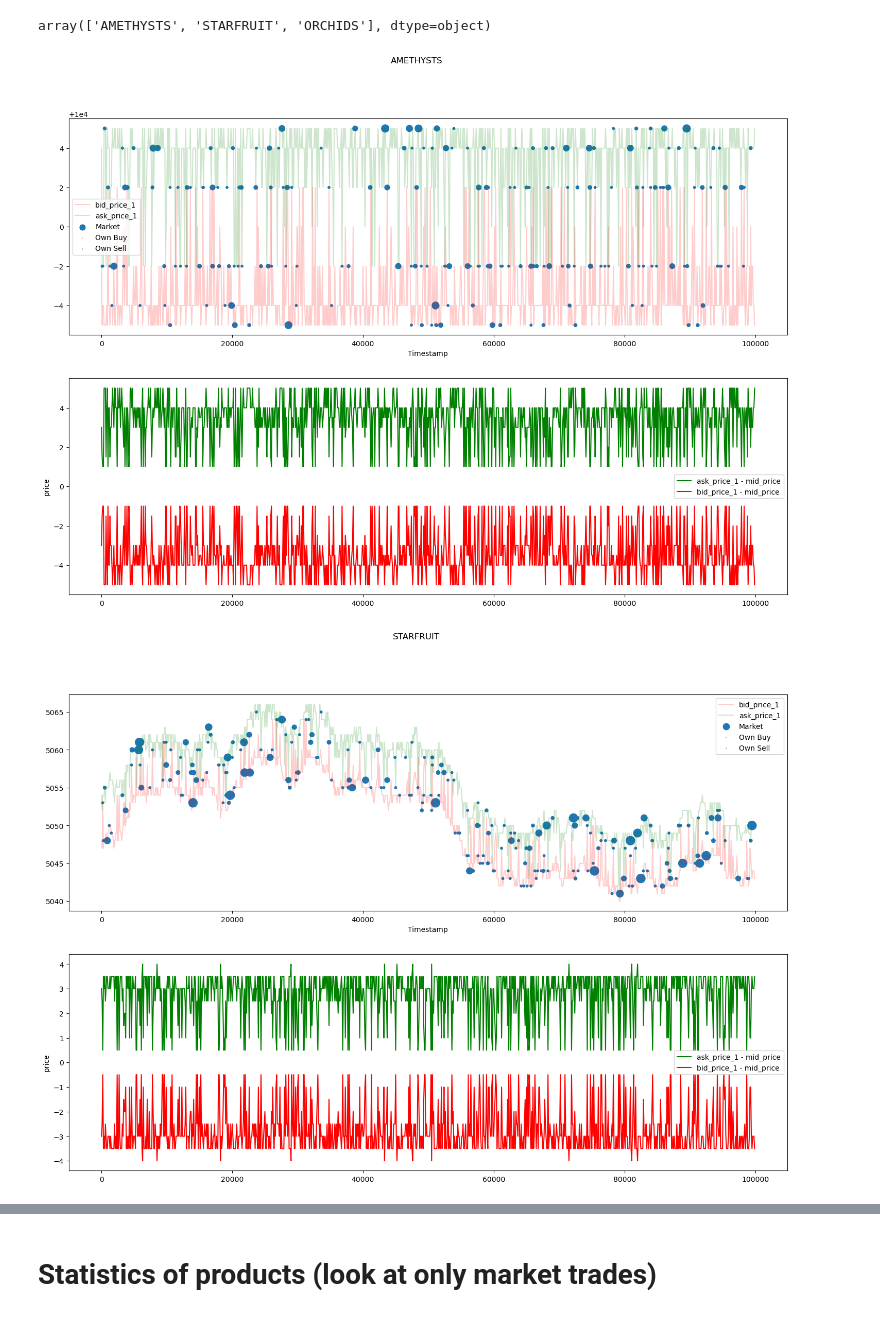
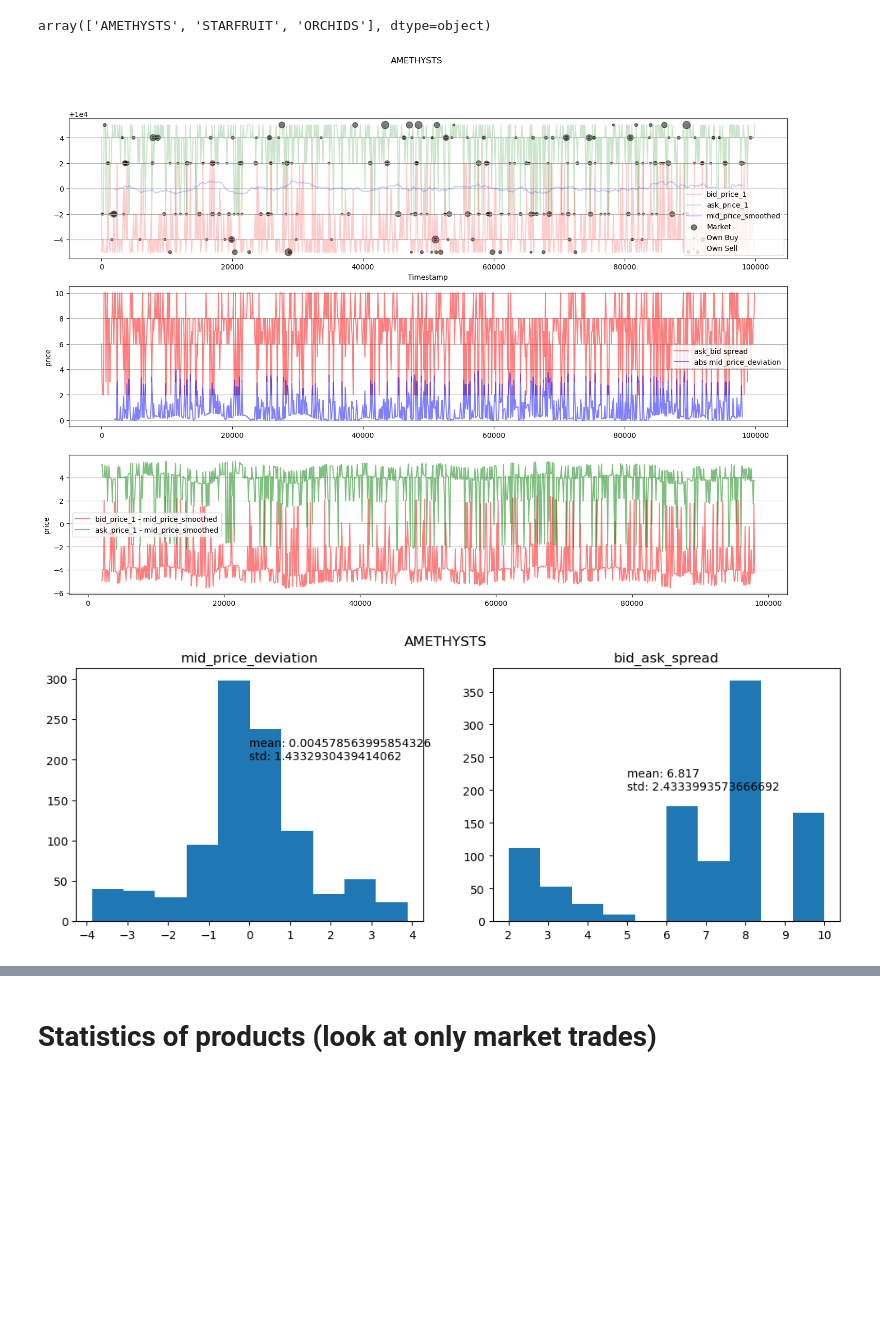
Before and after one commit to Meilism/IMC-Prosperity-Trading-Challenge, a Jupyter notebook: JM/analysis/log_analysis_2.ipynb, the cells around one changed output, grey strips where cells are left out. Cells and saved outputs as stored; diff of their text form; code cells hidden in the pictures; blank space fills up the shorter version.

```diff
--- a/JM/analysis/log_analysis_2.ipynb
+++ b/JM/analysis/log_analysis_2.ipynb
@@ -41,33 +61,64 @@ products
 # %% [output]
 array(['AMETHYSTS', 'STARFRUIT', 'ORCHIDS'], dtype=object)
 # %%
+window_size = 40
+
 for symbol in products:
     activity = activity_log[activity_log['product'] == symbol].set_index('timestamp')
     market = market_trades[market_trades.symbol == symbol].set_index('timestamp')
 
+    assert isinstance(activity, pd.DataFrame)
+    activity['mid_price_smoothed'] = activity['mid_price'].rolling(window=window_size, center=True).mean()
+    activity['mid_price_deviation'] = activity['mid_price'] - activity['mid_price_smoothed']
+    activity['bid_ask_spread'] = activity['ask_price_1'] - activity['bid_price_1']
+
     own_buy = own_trades[(own_trades.symbol == symbol) & (own_trades.buyer == 'SUBMISSION')].set_index('timestamp')
     own_sell = own_trades[(own_trades.symbol == symbol) & (own_trades.seller == 'SUBMISSION')].set_index('timestamp')
 
-    fig, ax = plt.subplots(2, 1, figsize=(18, 12))
+    fig, ax = plt.subplots(3, 1, figsize=(18, 12))
     fig.suptitle(symbol)
 
-    plt.subplot(2, 1, 1)
+    plt.subplot(3, 1, 1)
     plt.plot(activity['bid_price_1'], label='bid_price_1', color='red', alpha=0.2,)
     plt.plot(activity['ask_price_1'], label='ask_price_1', color='green', alpha=0.2)
-    # plt.plot(activity['mid_price'], label='mid_price_1', color='blue', alpha=0.2)
-    plt.scatter(market.index, market.price, label='Market', s=10*market.quantity)
+    plt.plot(activity['mid_price_smoothed'], label='mid_price_smoothed', color='blue', alpha=0.2)
+    plt.scatter(market.index, market.price, label='Market', s=10*market.quantity, color='black', alpha=0.5)
     plt.scatter(own_buy.index, own_buy.price, label='Own Buy', s=10*own_buy.quantity, marker='x', alpha=0.5)
     plt.scatter(own_sell.index, own_sell.price, label='Own Sell', s=10*own_sell.quantity, marker='x', alpha=0.5)
     plt.xlabel('Timestamp')
+    plt.grid(axis='y')
     plt.legend()
 
-    plt.subplot(2, 1, 2)
-    plt.plot(activity['ask_price_1'] - activity['mid_price'], label='ask_price_1 - mid_price', color='green')
-    plt.plot(activity['bid_price_1'] - activity['mid_price'], label='bid_price_1 - mid_price', color='red')
+    plt.subplot(3, 1, 2)
+    plt.plot(activity['ask_price_1'] - activity['bid_price_1'], label='ask_bid spread', color='red', alpha=0.5)
+    plt.plot(abs(activity['mid_price_deviation']), label='abs mid_price_deviation', color='blue', alpha=0.5)
     plt.ylabel('price')
+    plt.grid(axis='y')
+    plt.legend()
+
+    plt.subplot(3, 1, 3)
+    plt.plot(activity['bid_price_1'] - activity['mid_price_smoothed'], label='bid_price_1 - mid_price_smoothed', color='red', alpha=0.5)
+    plt.plot(activity['ask_price_1'] - activity['mid_price_smoothed'], label='ask_price_1 - mid_price_smoothed', color='green', alpha=0.5)
+    plt.ylabel('price')
+    plt.grid(axis='y')
     plt.legend()
 
     plt.show()
+
+    fig, ax = plt.subplots(1, 2, figsize=(12, 4))
+    fig.suptitle(symbol)
+
+    plt.subplot(1, 2, 1)
+    plt.hist(activity['mid_price_deviation'], label='mid_price_deviation')
+    plt.text(0, 200, f"mean: {activity['mid_price_deviation'].mean()}\nstd: {activity['mid_price_deviation'].std()}")
+    plt.title('mid_price_deviation')
+
+    plt.subplot(1, 2, 2)
+    plt.hist(activity['bid_ask_spread'], label='bid_ask_spread')
+    plt.text(5, 200, f"mean: {activity['bid_ask_spread'].mean()}\nstd: {activity['bid_ask_spread'].std()}")
+    plt.title('bid_ask_spread')
+
+    plt.show()
 # %% [output]
-[figure, old version]
+[figure, new version]
-[figure, old version]
+[figure, new version]
```
Also changed, not shown: parts of 22 cells of this notebook, 5 other files.
